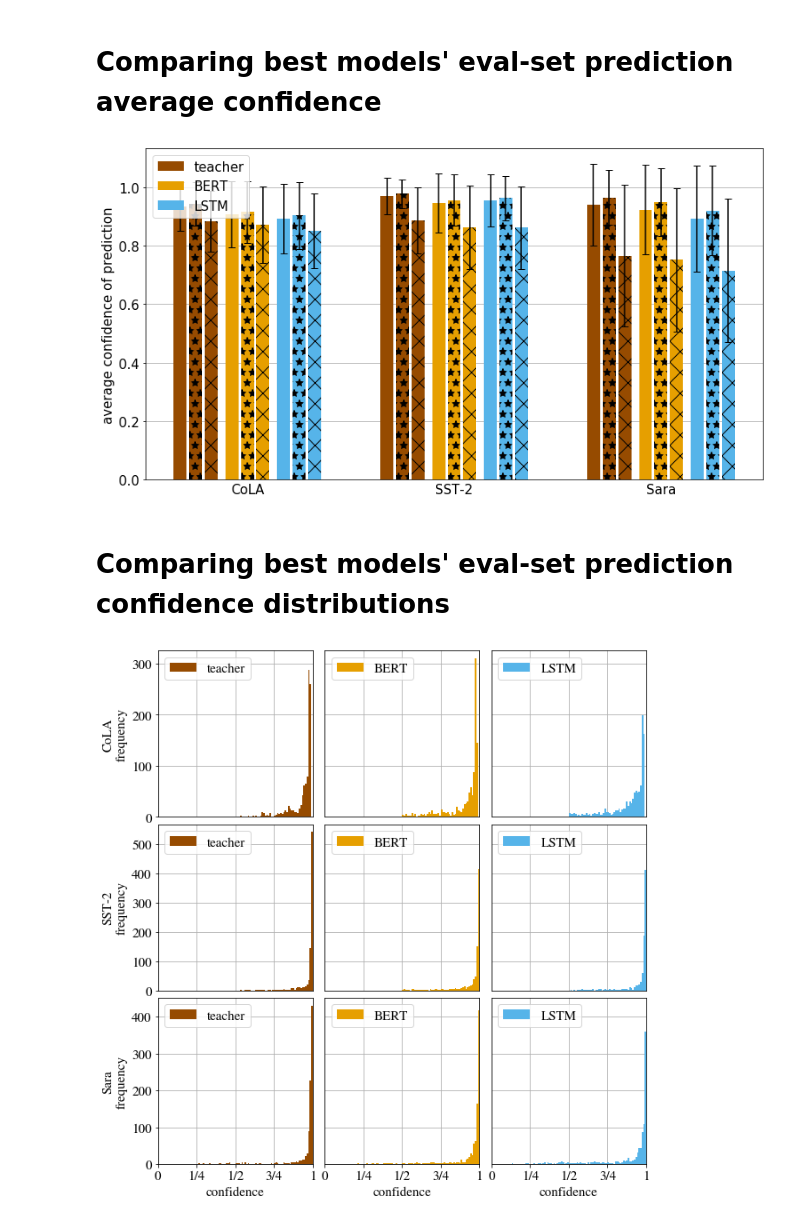
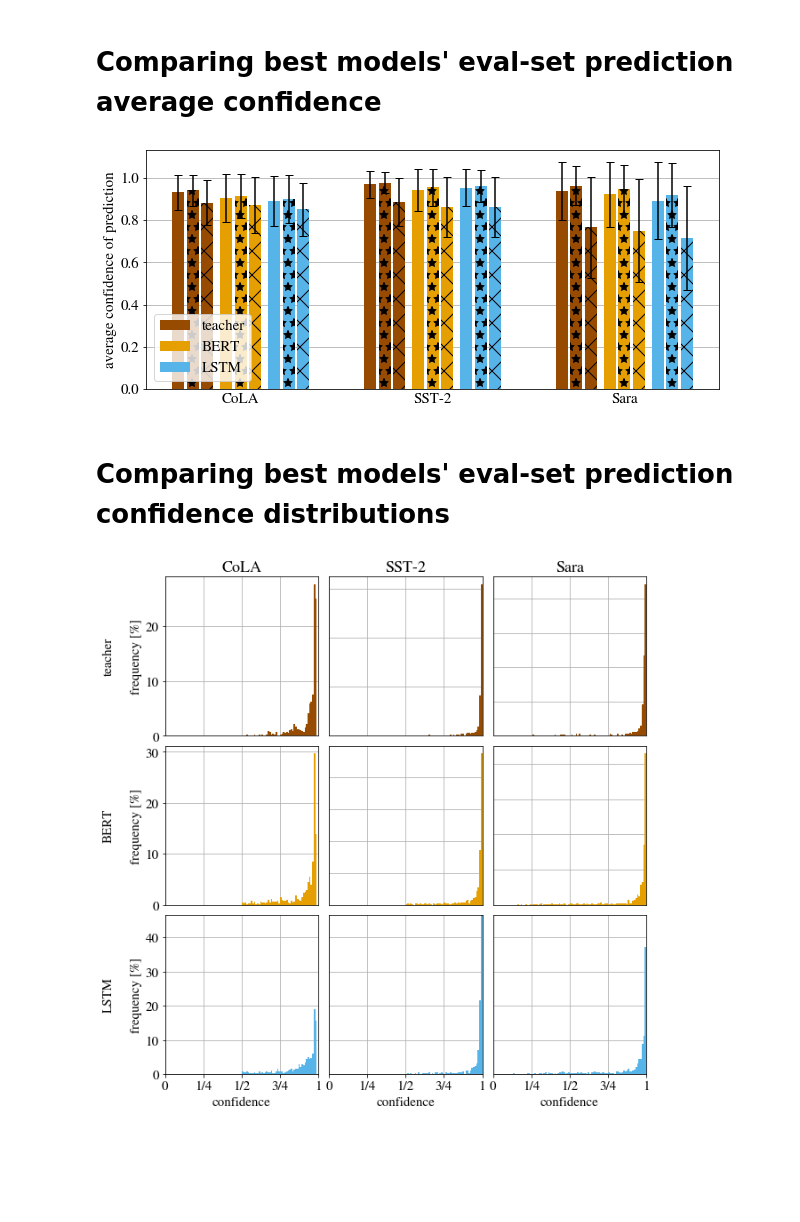
Before and after one commit to samsucik/knowledge-distil-bert, a Jupyter notebook: experiments/analysis/General plotting.ipynb, the cells around one changed output. Drawn from its saved outputs; the diff is of its cells as text; code cells hidden in the pictures; blank space fills up the shorter version.

```diff
--- a/experiments/analysis/General plotting.ipynb
+++ b/experiments/analysis/General plotting.ipynb
@@ -118,7 +120,7 @@ plt.show()
 # %% [markdown]
 # Comparing best models' eval-set prediction average confidence
 # %%
-fig = plt.figure(figsize=(11, 6))
+fig = plt.figure(figsize=(9, 4))
 ax = plt.gca()
 for i, task in enumerate(glue_tasks):
     for j, model_type in enumerate(model_types["main"]):
@@ -128,67 +130,70 @@ for i, task in enumerate(glue_tasks):
         confidence_misses = data[data["label"] != data["pred"]]["certainty_of_pred"].mean()
         confidence_std = data["certainty_of_pred"].std()
         confidence_hits_std = data[data["label"] == data["pred"]]["certainty_of_pred"].std()
         confidence_misses_std = data[data["label"] != data["pred"]]["certainty_of_pred"].std()
         w = 0.25
         gap = 0.05
         capsize = 4
         ax.bar(j+i*(1+len(model_types["main"]))-w-gap,
                confidence, width=w,
                color=model_colours[model_type],
                label=(model_type if i == 0 else None),
                yerr=confidence_std, capsize=capsize)
         ax.bar(j+i*(1+len(model_types["main"])),
                confidence_hits, hatch="*", width=w,
                color=model_colours[model_type],
                yerr=confidence_hits_std, capsize=capsize)
         ax.bar(j+i*(1+len(model_types["main"]))+w+gap,
                confidence_misses, hatch="x", width=w,
                color=model_colours[model_type],
                yerr=confidence_misses_std, capsize=capsize)
-ax.legend(loc=2)
+ax.legend(loc=3)
 ax.set_xticks([(1 + i*(1+len(model_types["main"]))) for i in range(3)])
 ax.set_ylim(bottom=0)
 ax.set_xticklabels(glue_tasks)
 ax.tick_params(axis="x", length=0)
 ax.grid(axis="y")
 ax.set_axisbelow(True)
 ax.set_ylabel("average confidence of prediction")
 plt.tight_layout()
 plt.show()
 # %% [output]
-[figure, old version]
+[figure, new version]
 # %% [markdown]
 # Comparing best models' eval-set prediction confidence distributions
 # %%
-fig, axs = plt.subplots(nrows=3, ncols=3, figsize=(9, 9), sharex=True, sharey=False)
+fig, axs = plt.subplots(nrows=3, ncols=3, figsize=(9, 9), sharex="col", sharey=False)
 
 for i, task in enumerate(glue_tasks):
-    axs[i, 0].set_ylabel(task + "\nfrequency")
+    axs[0, i].set_title(task)
     max_heights = []
     for j, model_type in enumerate(model_types["main"]):
         data = pd.read_csv("predictions/dev_scored_{}_{}.tsv".format(task, model_type), delimiter="\t")
         confidences = data["certainty_of_pred"]
-        ax = axs[i, j]
-        rects = ax.hist(confidences, bins=100, range=(0,1), color=model_colours[model_type],
-                        label=model_type, log=False)
+        ax = axs[j, i]
+        rects, bins, patches = ax.hist(confidences, bins=100, range=(0,1), color=model_colours[model_type],
+                        label=model_type, log=False, density=True)
         ax.set_xlim(0, 1.0)
-        if j > 0:
+        if i > 0:
             ax.tick_params(axis="y", length=0, labelleft=False)
-        if i < 2:
+        else:
+            axs[j, 0].set_ylabel(model_type + "\n\nfrequency [%]")
+        if j < 2:
             ax.tick_params(axis="x", length=0)
         else:
             ax.set_xlabel("confidence")
-        max_height = max(rects[0])
+
+        max_height = max(rects)
         max_heights.append(max_height)
-        ax.legend(loc=2)
+#         ax.legend(loc=2)
         ax.grid(axis="y", which="both")
         ax.grid(axis="x", which="both")
         ax.set_axisbelow(True)
         ax.set_xticks([0, 0.25, 0.5, 0.75, 1.])
         ax.set_xticklabels(["0", "1/4", "1/2", "3/4", "1"])
-    for j, _ in enumerate(model_types["main"]):
-        axs[i, j].set_ylim(0, max(max_heights)*1.05)
-plt.tight_layout(w_pad=0.4, h_pad=0.0)
+    for k, _ in enumerate(model_types["main"]):
+        axs[j, k].set_ylim(0, max(max_heights)*1.05)
+plt.tight_layout(w_pad=0.3, h_pad=0.2)
 plt.show()
 # %% [output]
-[figure, old version]
+[figure, new version]
```
Also changed, not shown: parts of 5 cells of this notebook, 2 other files.
